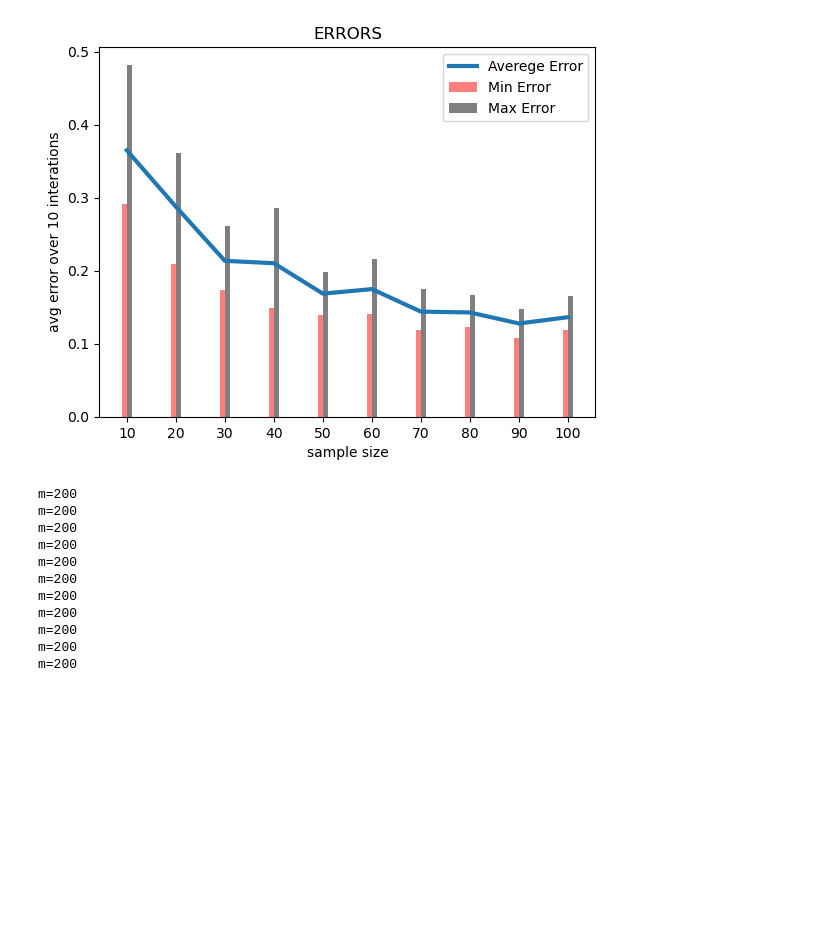
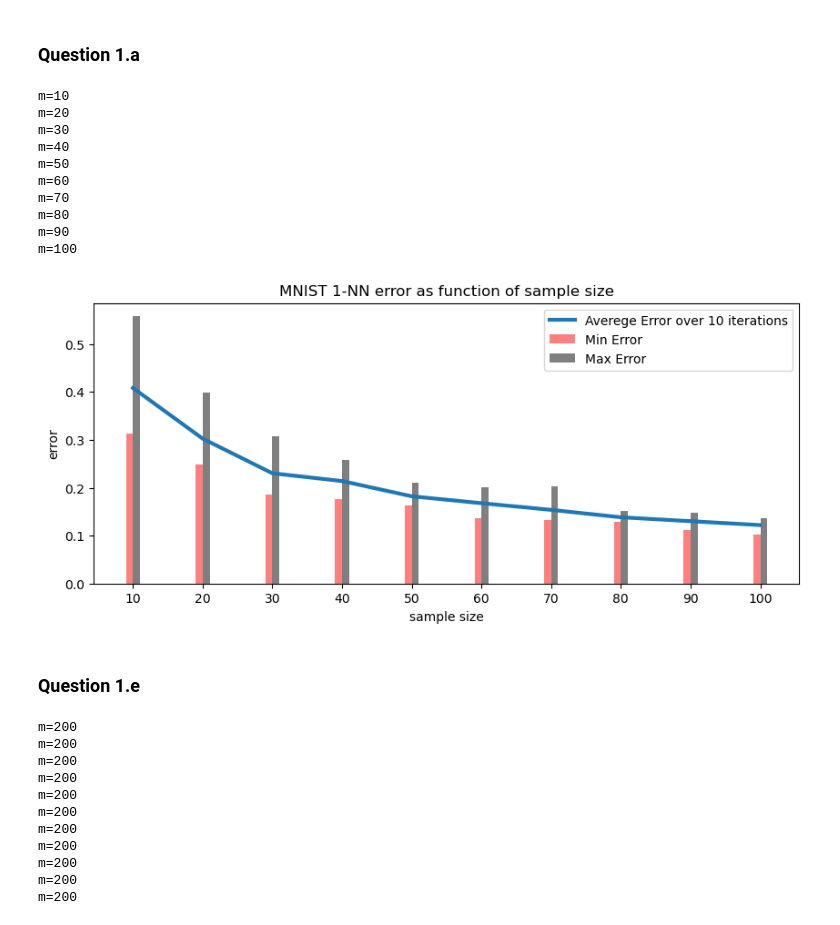
Before and after one commit to TzviGreenfeld/BGU-CS, a Jupyter notebook: ex1/plot.ipynb, the cells around one changed output. Saved outputs shown, nothing was run; the diff lists cells and outputs as text; code cells hidden in the pictures; blank space fills up the shorter version.

```diff
--- a/ex1/plot.ipynb
+++ b/ex1/plot.ipynb
@@ -7,7 +7,6 @@ data = np.load('mnist_all.npz', allow_pickle=True)
 imgs = []
 for i in range(10):
     imgs.append(data[f'train{i}'][0].reshape(28,28))
-    plt.figure(figsize = (3,0.6))
     plt.axis('off')
     plt.imshow(imgs[i], cmap='gray')
 # %%
@@ -28,29 +27,43 @@ def get_avg_err(m, k):
         err.append(curr_err)
 
     return (min(err), max(err), sum(err)/10)
+# %% [markdown]
+### Question 1.a
 # %%
 sample_size = np.arange(10, 110, 10)
 
 err = [get_avg_err(m,1) for m in sample_size]
-min_errors = [e[0] for e in err]
-max_errors = [e[1] for e in err]
-avg_errors = [e[2] for e in err]
+min_errors, max_errors, avg_errors = zip(*err)
+# %% [output]
+m=10
+m=20
+m=30
+m=40
+m=50
+m=60
+m=70
+m=80
+m=90
+m=100
 # %%
-plt.title("ERRORS")
+plt.figure(figsize = (10,4))
+plt.title("MNIST 1-NN error as function of sample size")
 plt.xlabel("sample size")
-plt.ylabel("avg error over 10 interations")
+plt.ylabel("error")
+plt.xticks(sample_size)
 
 bar_width = 1
 for i, min_err, max_err in zip(sample_size, min_errors, max_errors):
     plt.bar(i - bar_width/2, min_err, color='red', alpha=0.5, width=bar_width)
     plt.bar(i + bar_width/2, max_err, color='black',  alpha=0.5, width=bar_width)
 
-plt.xticks(sample_size)
 plt.plot(sample_size, avg_errors, linewidth=3)
-plt.legend(["Averege Error", "Min Error", "Max Error"])
+plt.legend(["Averege Error over 10 iterations", "Min Error", "Max Error"])
 plt.show()
 # %% [output]
-[figure, old version]
+[figure, new version]
+# %% [markdown]
+### Question 1.e
 # %%
 ks = [i for i in range(1,12)]
 errors = [get_avg_err(200, k) for k in ks]
```
Also changed, not shown: parts of 4 cells of this notebook, 5 other files.
